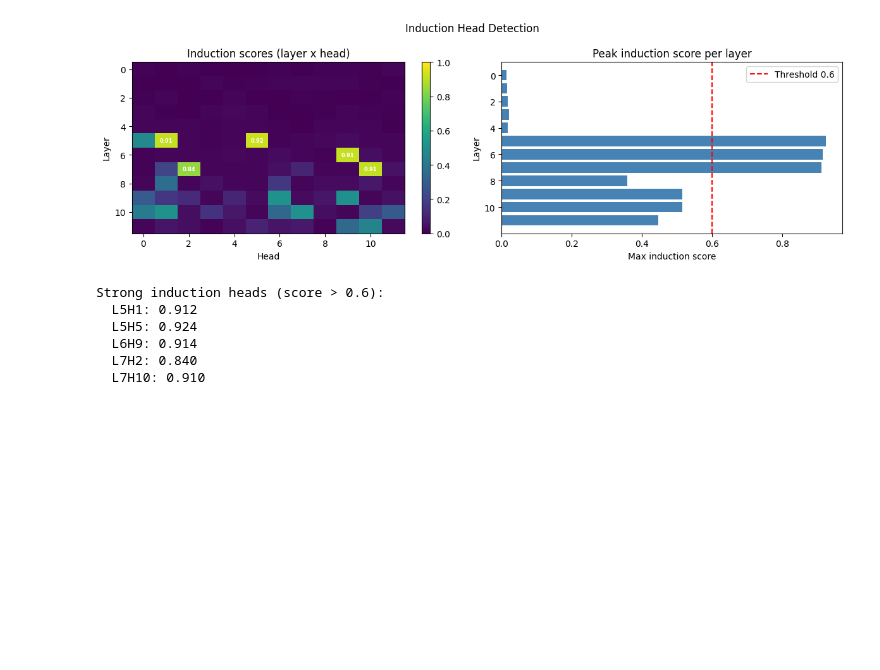
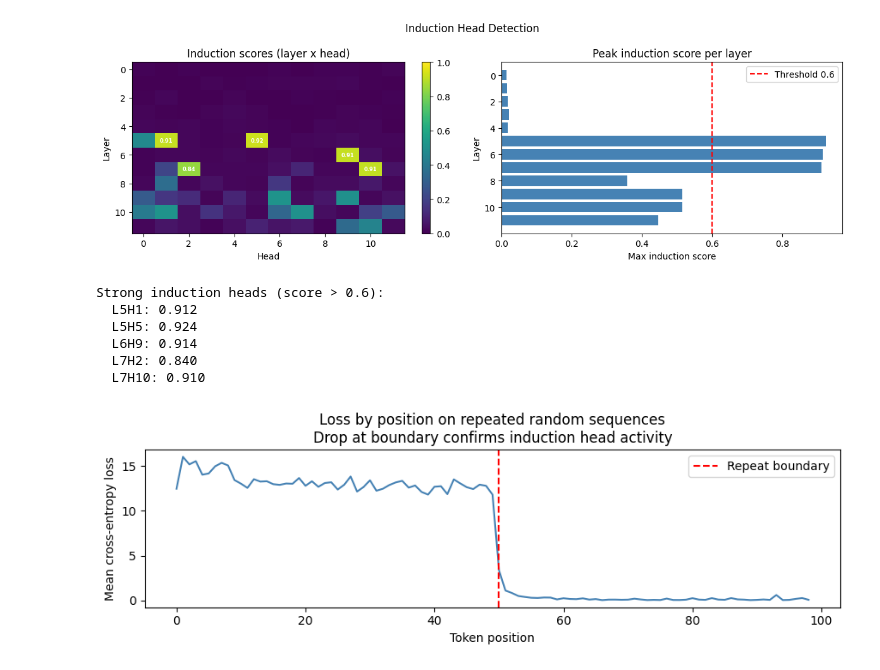
Before and after one commit to agentjakey/mechinterp-explore, a Jupyter notebook: safety_notebook.ipynb, the cells around one changed output. Cells and saved outputs as stored; diff of their text form; code cells hidden in the pictures; blank space fills up the shorter version.

Commit message:
loss verification plot, cross entropy drops sharply at SEQ_LEN

```diff
--- a/safety_notebook.ipynb
+++ b/safety_notebook.ipynb
@@ -176,3 +176,23 @@ Strong induction heads (score > 0.6):
   L6H9: 0.914
   L7H2: 0.840
   L7H10: 0.910
+# %%
+# Verification: on repeated random sequences, loss should drop sharply at
+# position SEQ_LEN. Before the repeat boundary the model cannot use induction;
+# after it, induction heads allow near-perfect prediction of the repeated half.
+with torch.no_grad():
+    rep_logits = model(repeated)
+    loss_by_pos = model.loss_fn(rep_logits, repeated, per_token=True).mean(0).cpu().numpy()
+
+plt.figure(figsize=(9, 3))
+plt.plot(loss_by_pos, color='steelblue')
+plt.axvline(SEQ_LEN, color='red', linestyle='--', label='Repeat boundary')
+plt.xlabel('Token position')
+plt.ylabel('Mean cross-entropy loss')
+plt.title('Loss by position on repeated random sequences\nDrop at boundary confirms induction head activity')
+plt.legend()
+plt.tight_layout()
+plt.savefig('figures/induction_loss.png', dpi=120, bbox_inches='tight')
+plt.show()
+# %% [output]
+[figure, added]
```
Also changed, not shown: 1 other file.
